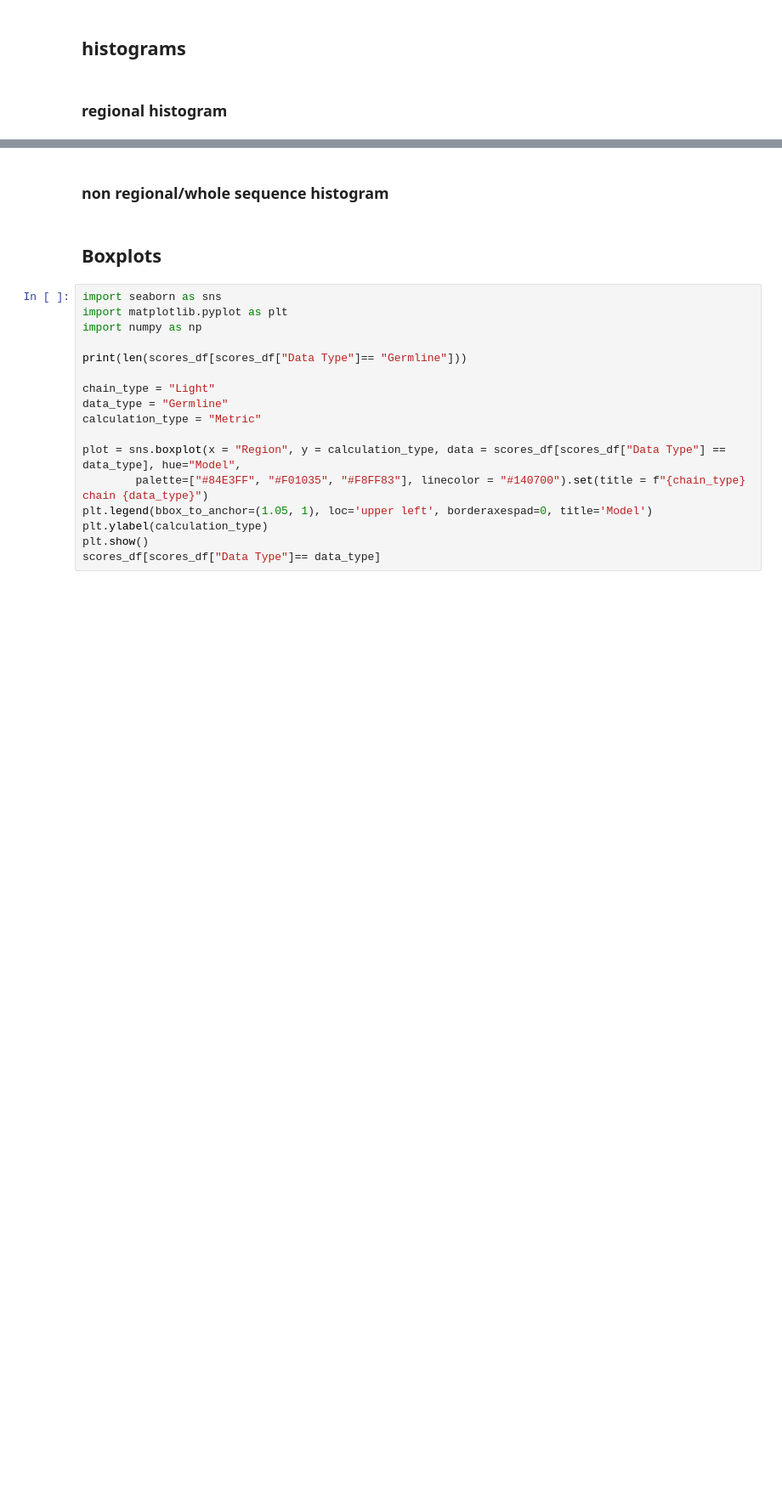
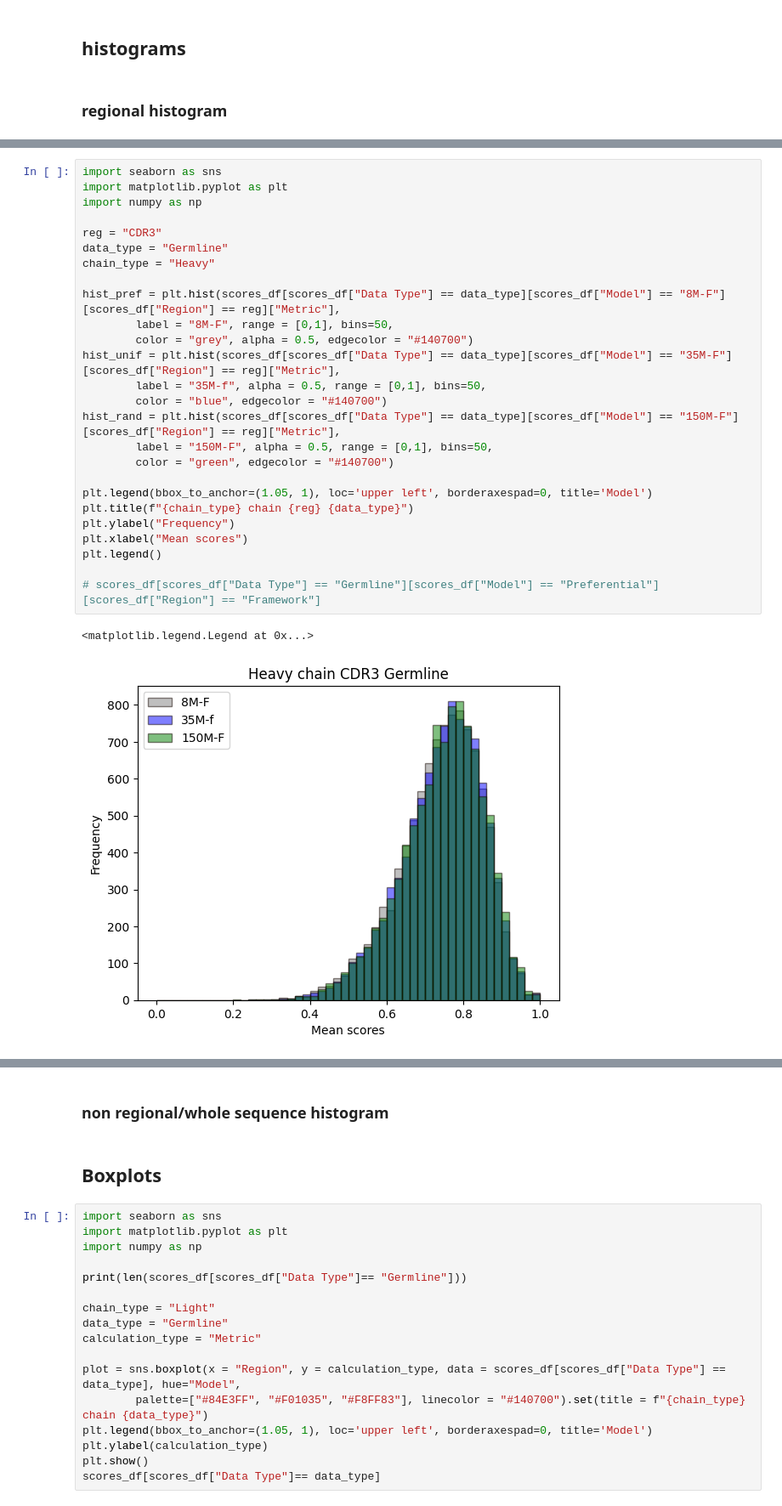
Before and after one commit to Rachel-Punter/AbLM-Metric, a Jupyter notebook: ppi_plots.ipynb, the cells around one changed output, grey strips where cells are left out. Shown at 85% size. Drawn from its saved outputs; the diff is of its cells as text; blank space fills up the shorter version.

```diff
--- a/ppi_plots.ipynb
+++ b/ppi_plots.ipynb
@@ -33,3 +447,32 @@ plt.legend()
 # %% [output]
 <matplotlib.legend.Legend at 0x...>
 [figure]
+# %%
+import seaborn as sns
+import matplotlib.pyplot as plt
+import numpy as np
+
+reg = "CDR3"
+data_type = "Germline"
+chain_type = "Heavy"
+
+hist_pref = plt.hist(scores_df[scores_df["Data Type"] == data_type][scores_df["Model"] == "8M-F"][scores_df["Region"] == reg]["Metric"],
+        label = "8M-F", range = [0,1], bins=50,
+        color = "grey", alpha = 0.5, edgecolor = "#140700")
+hist_unif = plt.hist(scores_df[scores_df["Data Type"] == data_type][scores_df["Model"] == "35M-F"][scores_df["Region"] == reg]["Metric"],
+        label = "35M-f", alpha = 0.5, range = [0,1], bins=50,
+        color = "blue", edgecolor = "#140700")
+hist_rand = plt.hist(scores_df[scores_df["Data Type"] == data_type][scores_df["Model"] == "150M-F"][scores_df["Region"] == reg]["Metric"],
+        label = "150M-F", alpha = 0.5, range = [0,1], bins=50,
+        color = "green", edgecolor = "#140700")
+
+plt.legend(bbox_to_anchor=(1.05, 1), loc='upper left', borderaxespad=0, title='Model')
+plt.title(f"{chain_type} chain {reg} {data_type}")
+plt.ylabel("Frequency")
+plt.xlabel("Mean scores")
+plt.legend()
+
+# scores_df[scores_df["Data Type"] == "Germline"][scores_df["Model"] == "Preferential"][scores_df["Region"] == "Framework"]
+# %% [output]
+<matplotlib.legend.Legend at 0x...>
+[figure, added]
```
Also changed, not shown: parts of 18 cells of this notebook, 4 other files.
